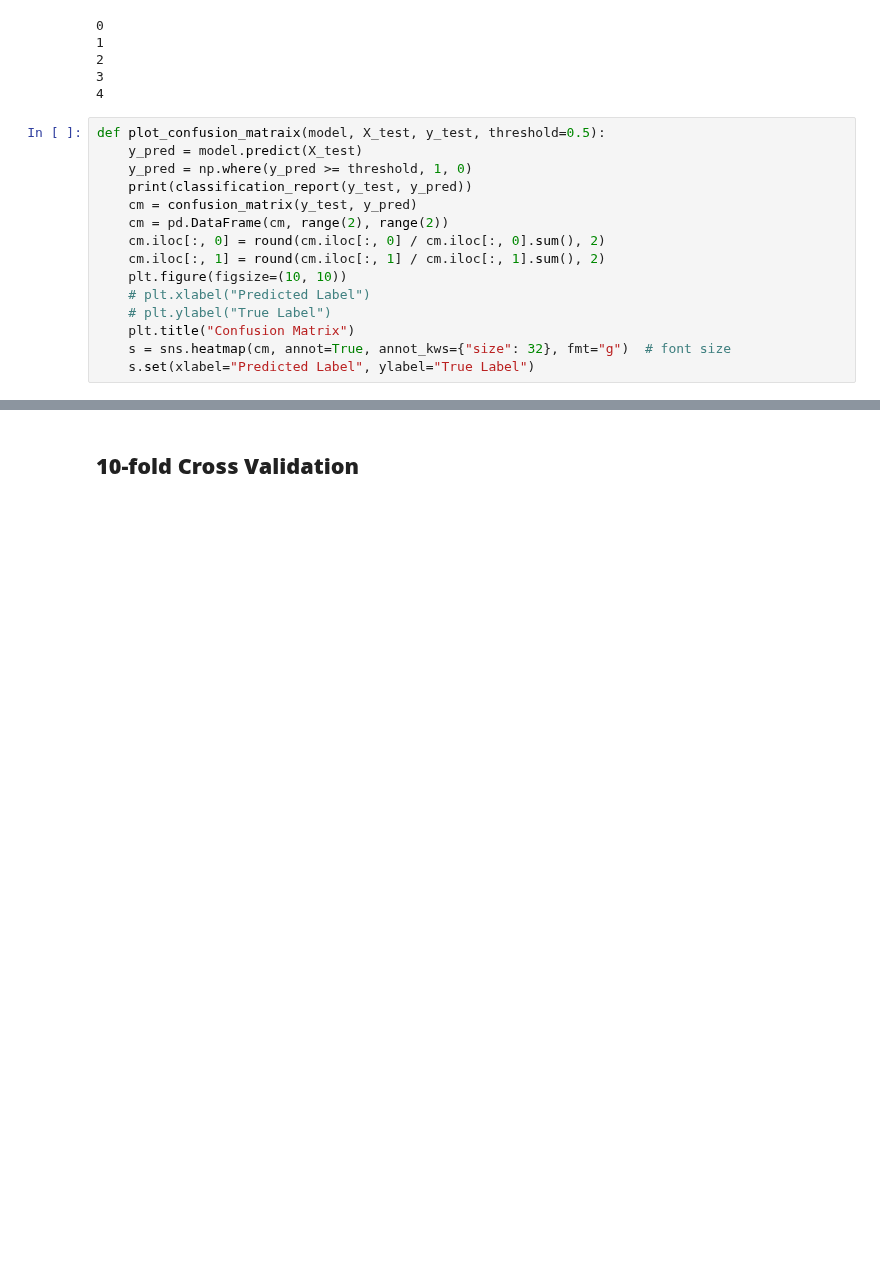
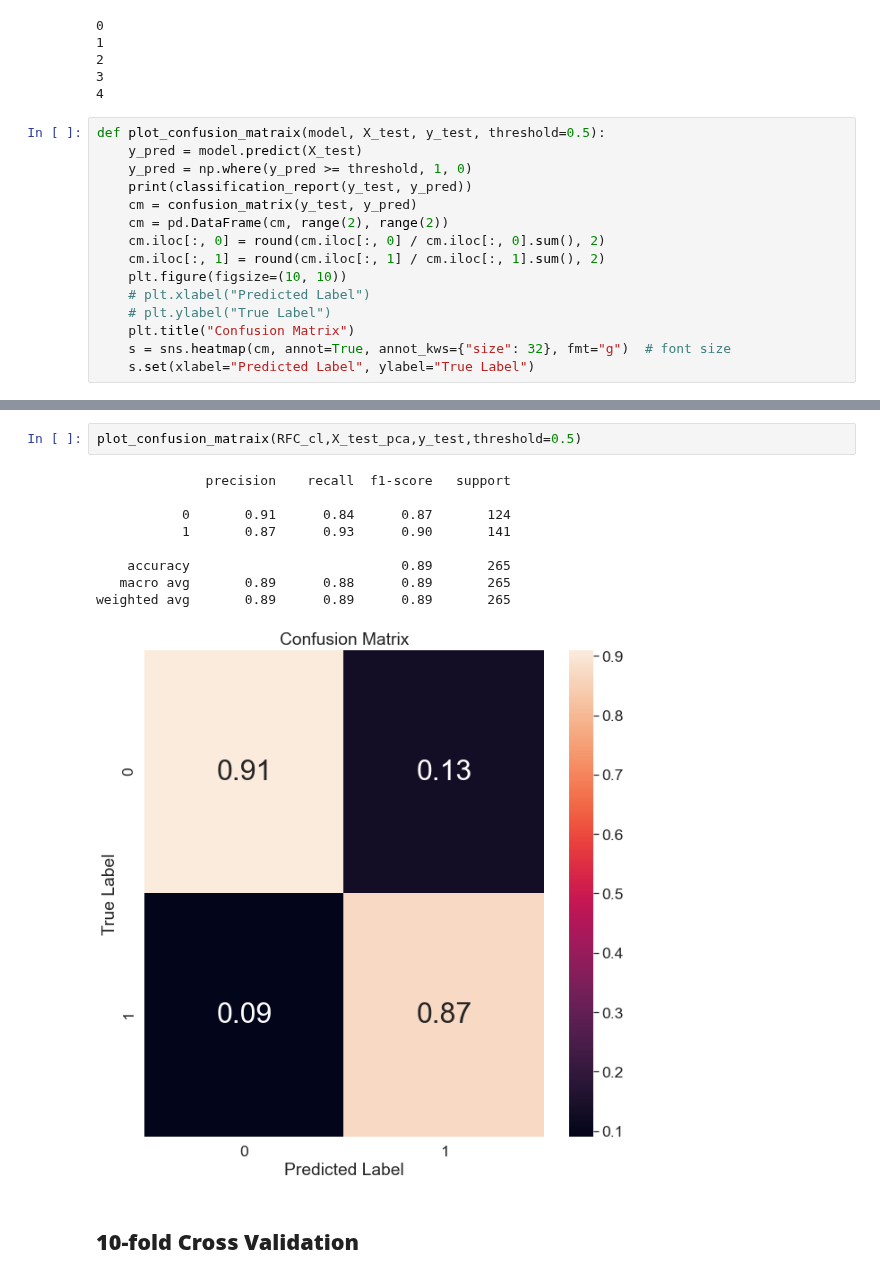
Before and after one commit to FgSurewin/Brain_Tumor_Project, a Jupyter notebook: notebooks/Niloufar_BlancedData_Augmentation.ipynb, the cells around one changed output, grey strips where cells are left out. Saved outputs shown, nothing was run; the diff lists cells and outputs as text; blank space fills up the shorter version.

```diff
--- a/notebooks/Niloufar_BlancedData_Augmentation.ipynb
+++ b/notebooks/Niloufar_BlancedData_Augmentation.ipynb
@@ -424,3 +436,15 @@ def plot_confusion_matraix(model, X_test, y_test, threshold=0.5):
+# %%
+plot_confusion_matraix(RFC_cl,X_test_pca,y_test,threshold=0.5)
+# %% [output]
+              precision    recall  f1-score   support
+
+           0       0.91      0.84      0.87       124
+           1       0.87      0.93      0.90       141
+
+    accuracy                           0.89       265
+   macro avg       0.89      0.88      0.89       265
+weighted avg       0.89      0.89      0.89       265
+[figure, added]
 # %% [markdown]
 ## **10-fold Cross Validation**
 # %%
```
Also changed, not shown: parts of 1 cell of this notebook, 2 other files.
